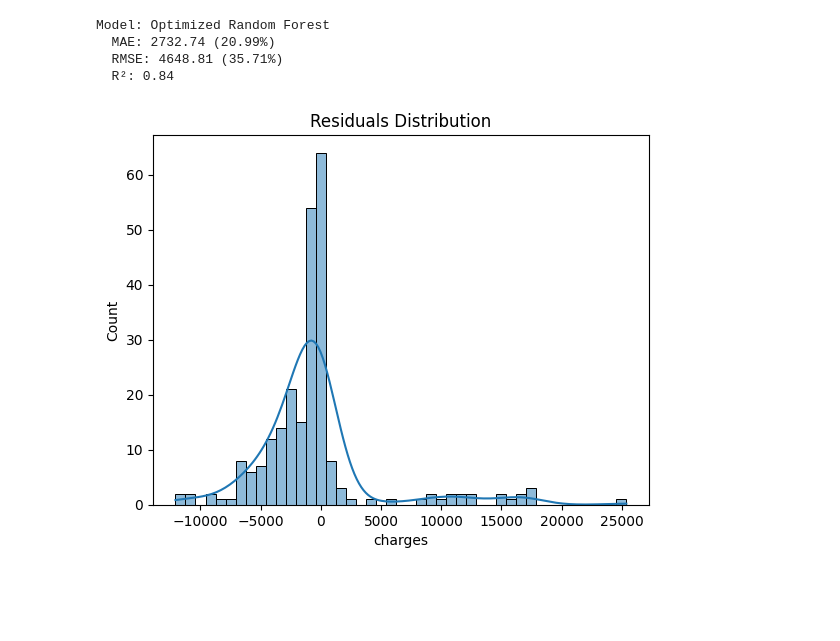
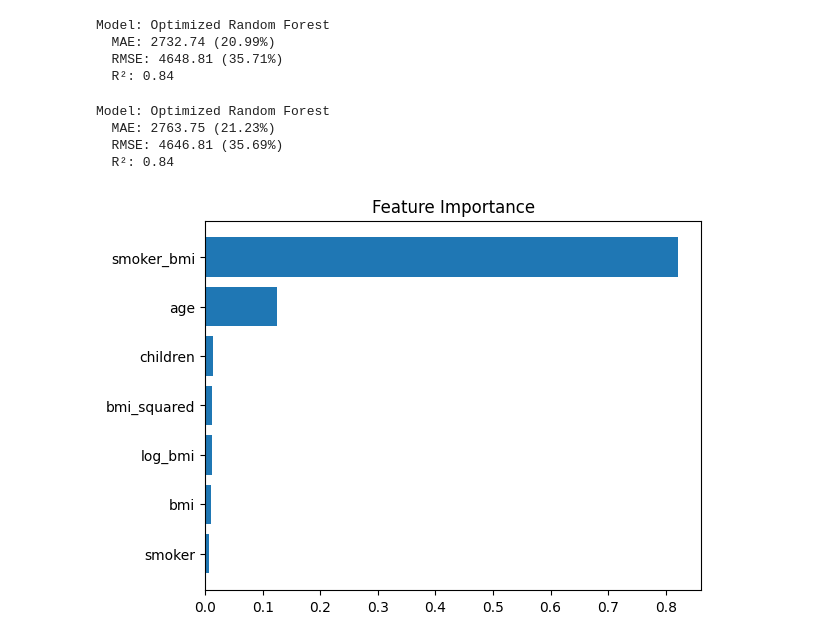
Before and after one commit to Ghaiath/Pythonprogrammering-for-AI-utveckling-HT24, a Jupyter notebook: Projects/project2/notebook.ipynb, the cells around one changed output. Cells and saved outputs as stored; diff of their text form; code cells hidden in the pictures; blank space fills up the shorter version.

```diff
--- a/Projects/project2/notebook.ipynb
+++ b/Projects/project2/notebook.ipynb
@@ -205,19 +223,35 @@ Model: Optimized Random Forest
   MAE: 2732.74 (20.99%)
   RMSE: 4648.81 (35.71%)
   R²: 0.84
+# %%
+# Add new features
+X['smoker_bmi'] = X['smoker'] * X['bmi']
+X['bmi_squared'] = X['bmi'] ** 2
+X['log_bmi'] = np.log(X['bmi'])
+
+# X.drop(columns=["smoker_bmi"], inplace=True)
+
+X_train, X_test, y_train, y_test = train_test_split(X, y, test_size=0.2, random_state=42)
+
+optimized_rf_model.fit(X_train, y_train)
+
+optimized_rf_preds_new_features = optimized_rf_model.predict(X_test)
+
+# Evaluate the optimized model
+optimized_results = evaluate_model("Optimized Random Forest", y_test, optimized_rf_preds_new_features)
+# %% [output]
+Model: Optimized Random Forest
+  MAE: 2763.75 (21.23%)
+  RMSE: 4646.81 (35.69%)
+  R²: 0.84
 # %%
-import matplotlib.pyplot as plt
+# Recheck the importance of the new features
 
-feature_importances = rf_model.feature_importances_
+feature_importances = optimized_rf_model.feature_importances_
 sorted_idx = np.argsort(feature_importances)
 plt.barh(X_train.columns[sorted_idx], feature_importances[sorted_idx])
 plt.title("Feature Importance")
 plt.show()
+# %% [output]
+[figure, added]
-# %%
-residuals = y_test - rf_model.predict(X_test)
-sns.histplot(residuals, kde=True)
-plt.title("Residuals Distribution")
-plt.show()
-# %% [output]
-[figure, removed]
 # %%
```
Also changed, not shown: parts of 17 cells of this notebook.
